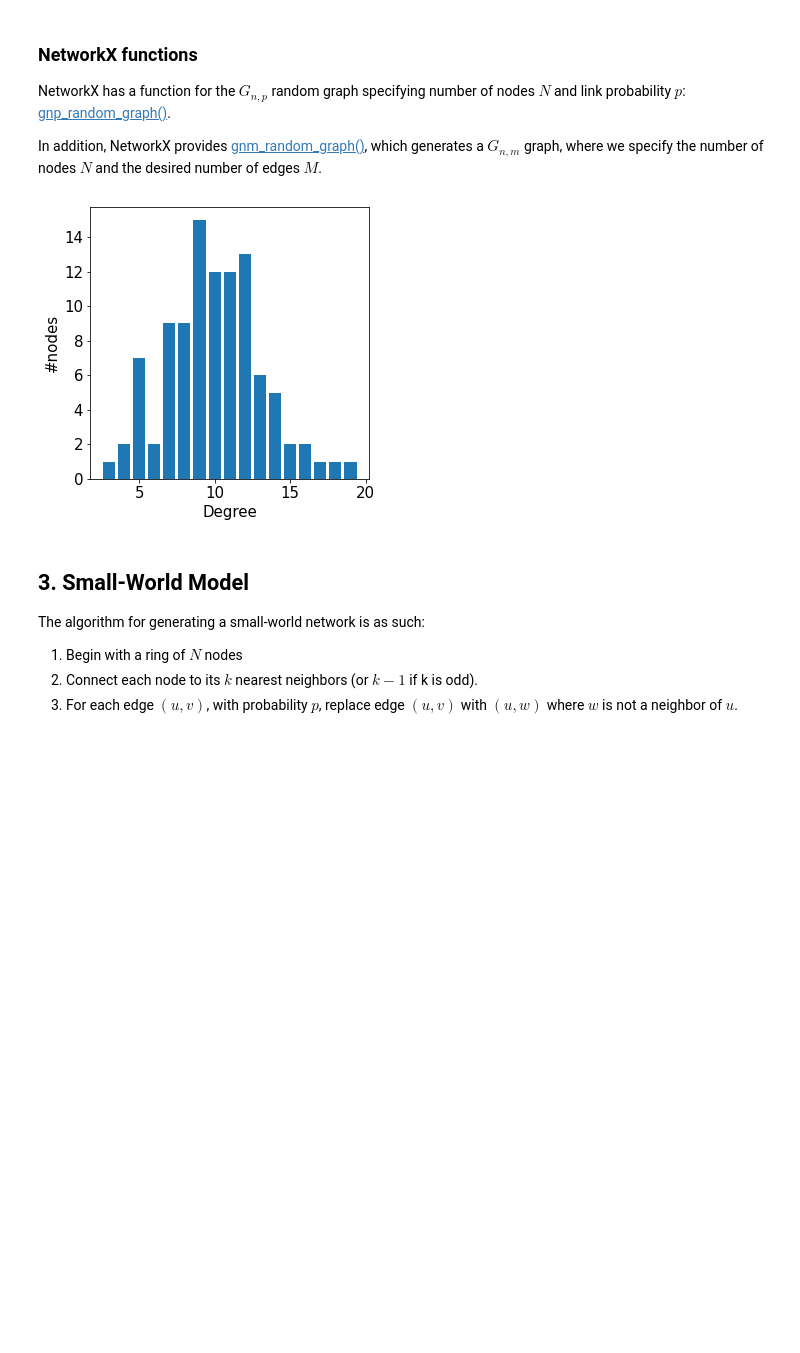
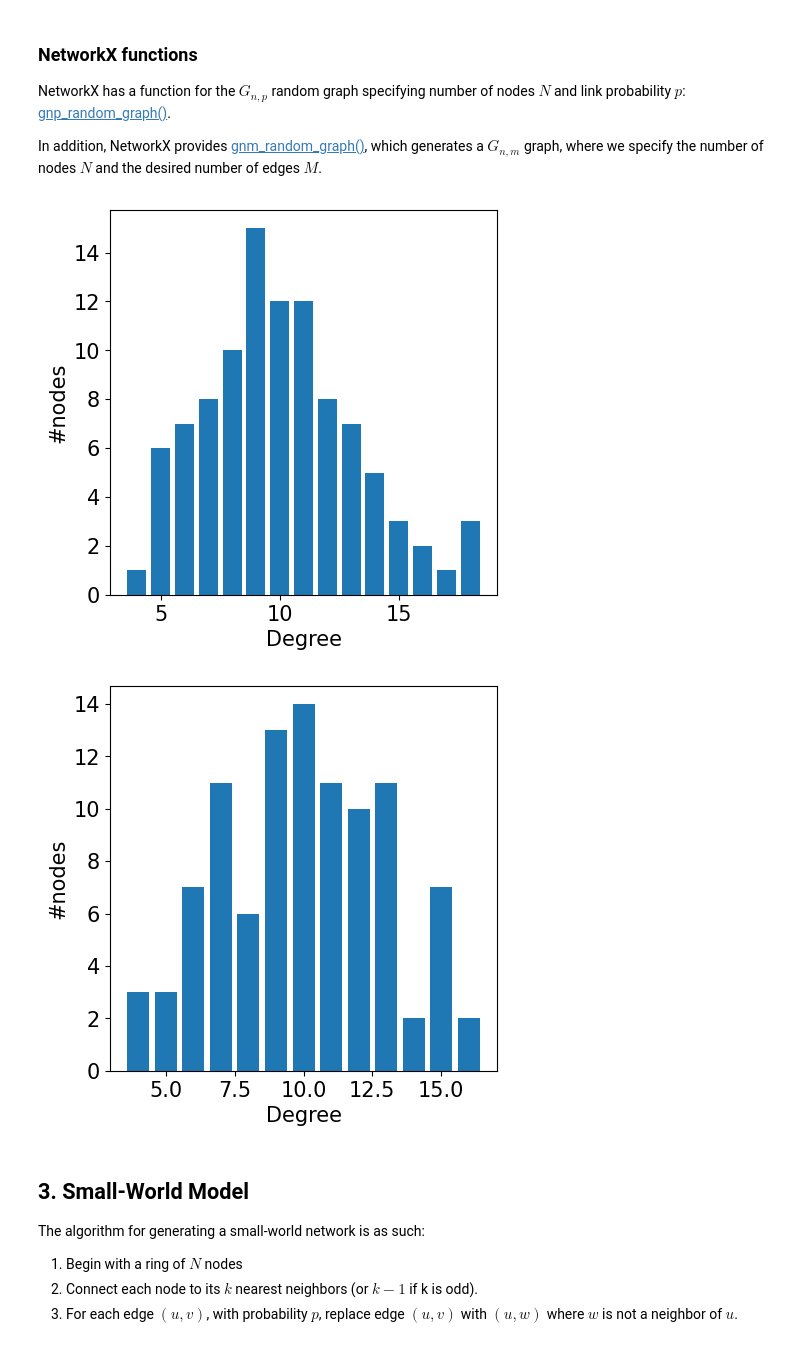
Before and after one commit to OmarMorales71/complex-networks, a Jupyter notebook: labs/lab4/lab4_models.ipynb, the cells around one changed output. Drawn from its saved outputs; the diff is of its cells as text; code cells hidden in the pictures; blank space fills up the shorter version.

```diff
--- a/labs/lab4/lab4_models.ipynb
+++ b/labs/lab4/lab4_models.ipynb
@@ -151,11 +151,13 @@ NetworkX has a function for the $G_{n,p}$ random graph specifying number of node
 In addition, NetworkX provides [gnm_random_graph()](https://networkx.github.io/documentation/stable/reference/generated/networkx.generators.random_graphs.gnm_random_graph.html), which generates a $G_{n,m}$ graph, where we specify the number of nodes $N$ and the desired number of edges $M$.
 # %%
 G=nx.gnp_random_graph(100,0.1)
+represent_degree_distribution(G)
 G=nx.gnm_random_graph(100,500)
 
 represent_degree_distribution(G)
 # %% [output]
-[figure, old version]
+[figure, new version]
+[figure, added]
 # %% [markdown]
 ## 3. Small-World Model
 
```
Also changed, not shown: parts of 15 cells of this notebook, 59 other files.
